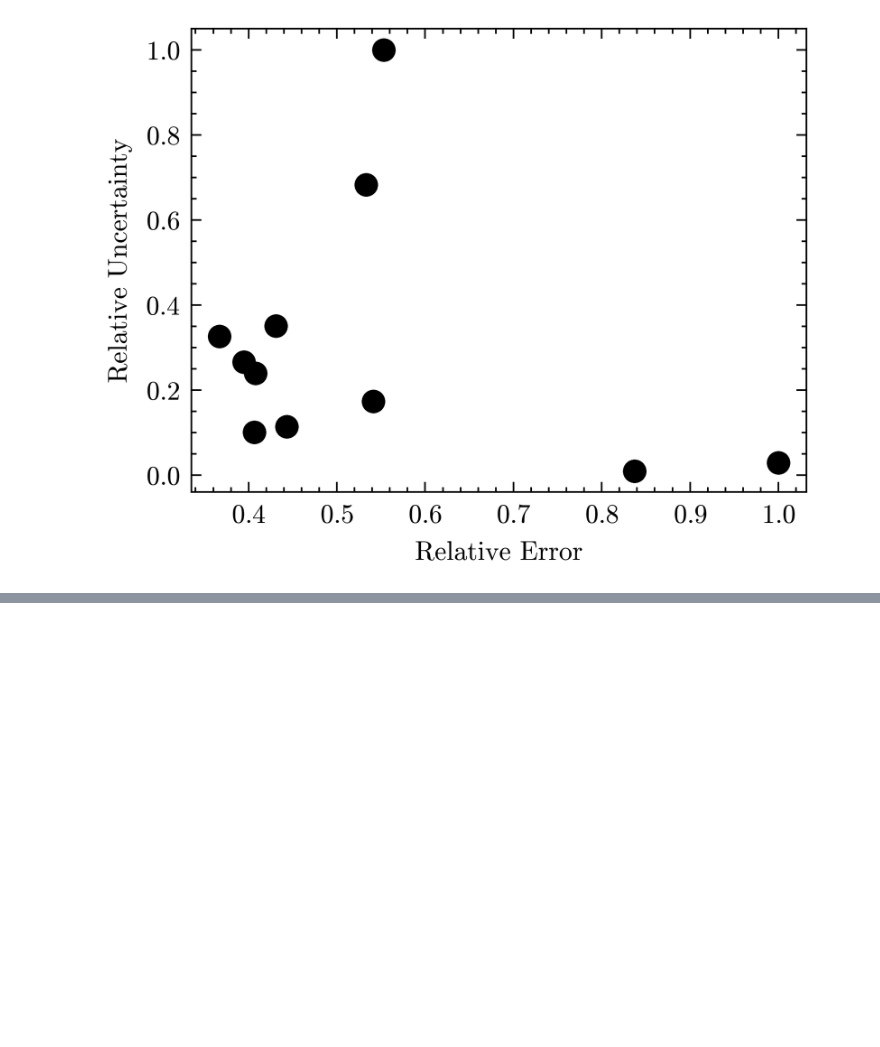
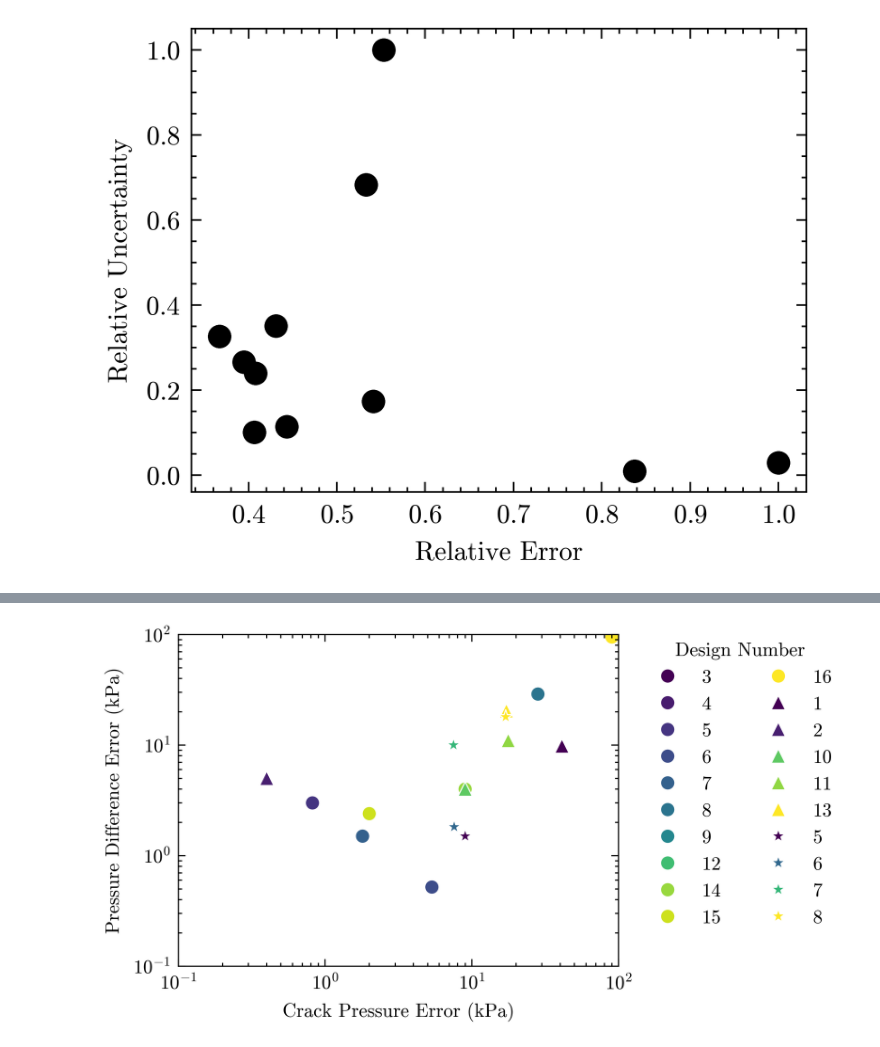
Before and after one commit to c-y-i/Mod_DOE, a Jupyter notebook: Figure_Plotting.ipynb, the cells around one changed output, grey strips where cells are left out. Cells and saved outputs as stored; diff of their text form; code cells hidden in the pictures; blank space fills up the shorter version.

Commit message:
Valve 5x BO update. Scoring.

```diff
--- a/Figure_Plotting.ipynb
+++ b/Figure_Plotting.ipynb
@@ -186,0 +198,16 @@ with plt.style.context(['science','ieee','no-latex']):
+# %%
+valve_tag_df['crack_error'] = 100*np.abs(valve_tag_df['crack_pressure'] - 0.1)
+valve_tag_df['ss_error'] = 100*np.abs(valve_tag_df['ss_P_diff'] - 0.05)
+valve_BO_df['crack_error'] = 100*np.abs(valve_BO_df['crack_pressure'] - 0.1)
+valve_BO_df['ss_error'] = 100*np.abs(valve_BO_df['ss_P_diff'] - 0.05)
+# %%
+seed = 116
+random.seed(seed)
+# Reorder the Taguchi tests randomly
+order = random.sample(range(0, len(valve_tag)), len(valve_tag))
+# Specify number of init points and take first n from re-ordered
+num_init = 5
+init = order[:num_init]
+valve_init_df = valve_tag_df.iloc[init]
+# non-init-df:
+valve_non_init_df = valve_tag_df.copy().drop(index=init)
@@ -186,0 +242,54 @@ with plt.style.context(['science','ieee','no-latex']):
+# %%
+# combine the plots of the two dataframes - seperate colors and legends for each
+with plt.style.context(['science','ieee','no-latex']):
+    fig = plt.figure()
+    ax = fig.add_subplot(111)
+    # Use a color scale for different tests (e.g., by 'Design' or another column)
+    # alter the marker if the value is in the BO init
+    scatter = sns.scatterplot(
+        data=valve_non_init_df,
+        x='crack_error',
+        y='ss_error',
+        hue='Design',
+        palette='viridis',
+        marker='o',
+        ax=ax,
+        legend='full'
+    )
+    # alter the marker if the value is in the BO init
+    scatter = sns.scatterplot(
+        data=valve_init_df,
+        x='crack_error',
+        y='ss_error',
+        hue='Design',
+        palette='viridis',
+        marker='^',
+        ax=ax,
+        legend='full'
+    )
+    scatter = sns.scatterplot(
+        data=valve_BO_df,
+        x='crack_error',
+        y='ss_error',
+        hue='Design',
+        palette='viridis', #'tab10',
+        marker='*',
+        ax=ax,
+        legend='full'
+    )
+    ax.set_xlabel('Crack Pressure Error (kPa)')
+    ax.set_ylabel('Pressure Difference Error (kPa)')
+    # ax.axhline(y=0.05, color='r', linestyle='--', label='Target P_diff = 0.05')
+    # ax.axvline(x=0.10, color='g', linestyle='--', label='Target Crack Pressure = 0.10')
+    # Place the legend outside the plot for clarity
+    ax.legend(title='Design Number', bbox_to_anchor=(1.05, 1), loc='upper left', borderaxespad=0., ncol=2)
+    # log scale axes
+    ax.set_xscale('log')
+    ax.set_yscale('log')
+    # axes 0-100
+    ax.set_xlim(0.1, 100)
+    ax.set_ylim(0.1, 100)
+    # plt.tight_layout()
+    plt.show()
+# %% [output]
+[figure, added]
```
Also changed, not shown: parts of 4 cells of this notebook, 1 other file.
